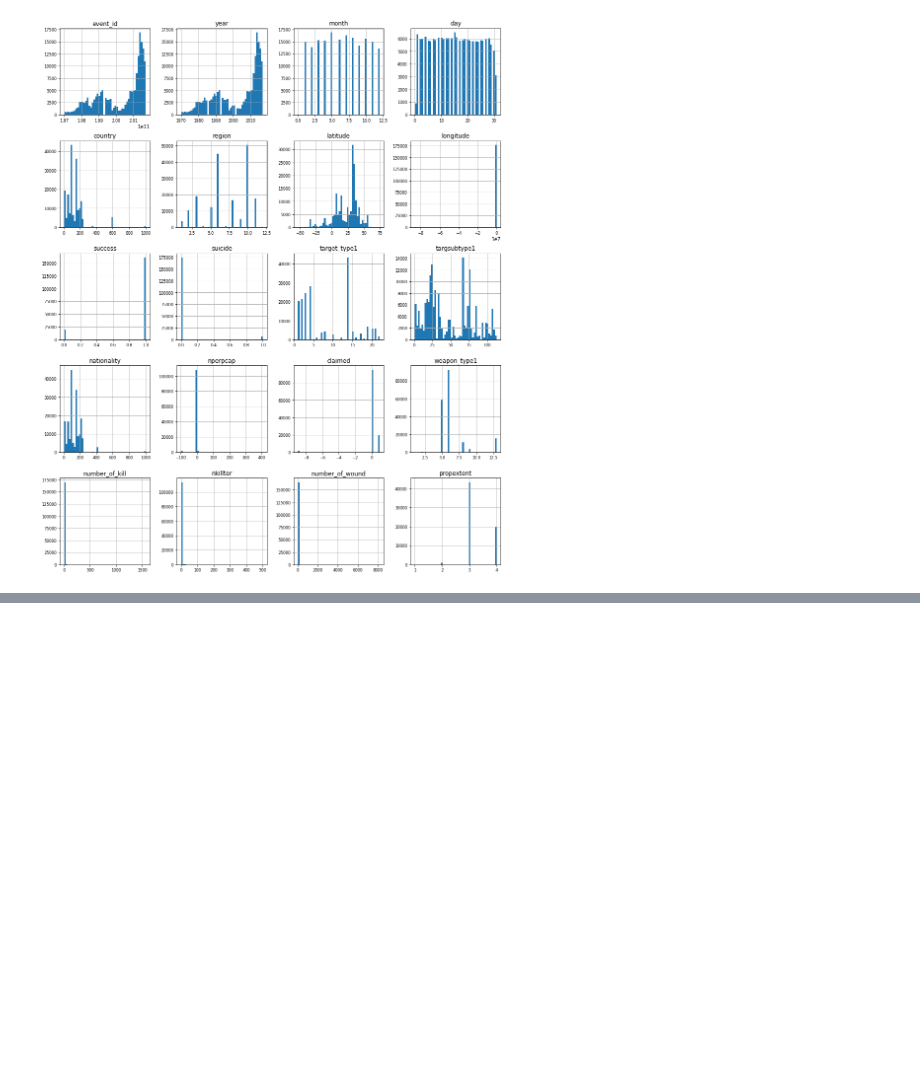
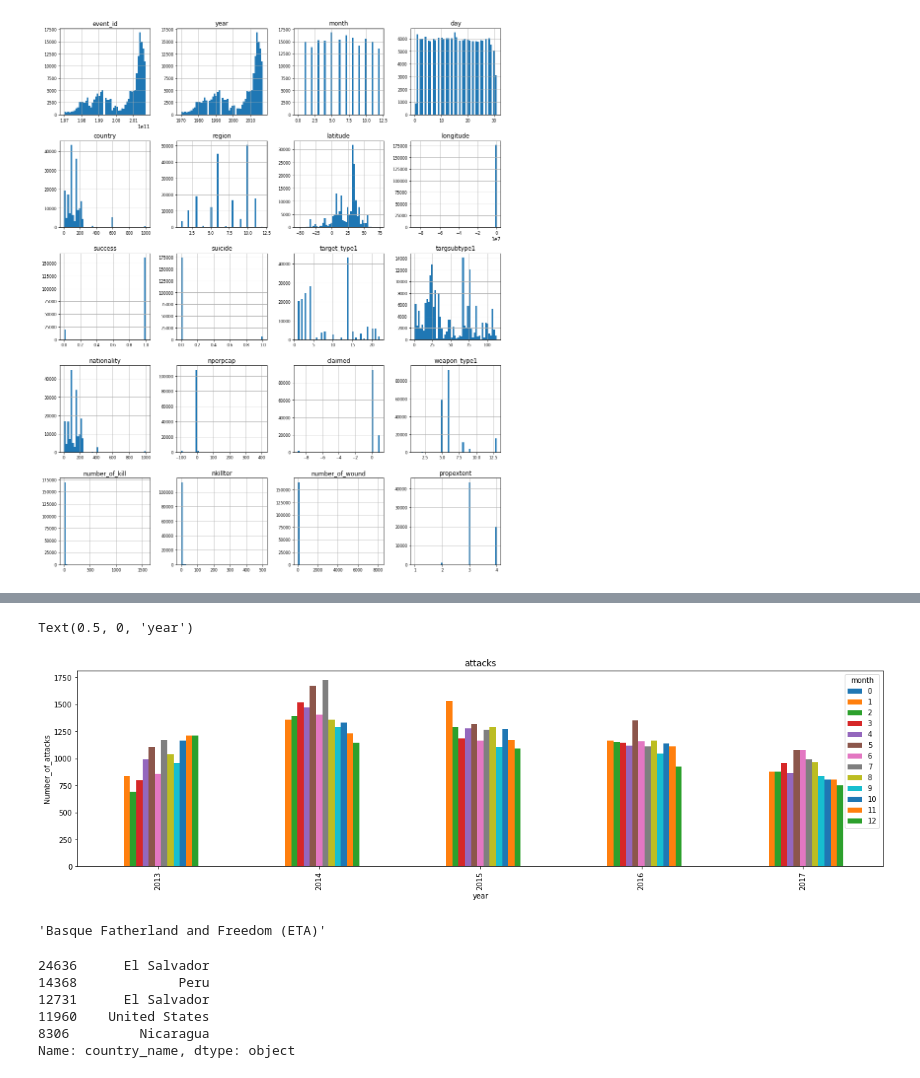
Before and after one commit to PratibhaSanganmath/EDA-Global_terrorism_analysis, a Jupyter notebook: EDA_Global_terrorism.ipynb, the cells around one changed output, grey strips where cells are left out. Drawn from its saved outputs; the diff is of its cells as text; code cells hidden in the pictures; blank space fills up the shorter version.

```diff
--- a/EDA_Global_terrorism.ipynb
+++ b/EDA_Global_terrorism.ipynb
@@ -158,0 +229,26 @@ df.hist(figsize=(16, 20), bins=50, xlabelsize=8, ylabelsize=8);
+# %%
+plt.rcParams['figure.figsize'] = (20, 5)
+grouped.tail().plot(kind='bar')
+plt.title('attacks')
+plt.ylabel('Number_of_attacks')
+plt.xlabel('year')
+# %% [output]
+Text(0.5, 0, 'year')
+[figure, added]
+# %%
+# To know the which terrorist gang has attacked the most till date
+most_attacked_group=df['terrorist_gang_name'][df['year'].value_counts().max()]
+most_attacked_group
+# %% [output]
+'Basque Fatherland and Freedom (ETA)'
+# %%
+# most attacked countries by the terrorist
+most_attacked_countrys=df['country_name'][df['country_name'].value_counts()]
+most_attacked_countrys.head() # Prints the top 5 most attacked countries
+# %% [output]
+24636      El Salvador
+14368             Peru
+12731      El Salvador
+11960    United States
+8306         Nicaragua
+Name: country_name, dtype: object
```
Also changed, not shown: parts of 13 cells of this notebook.
